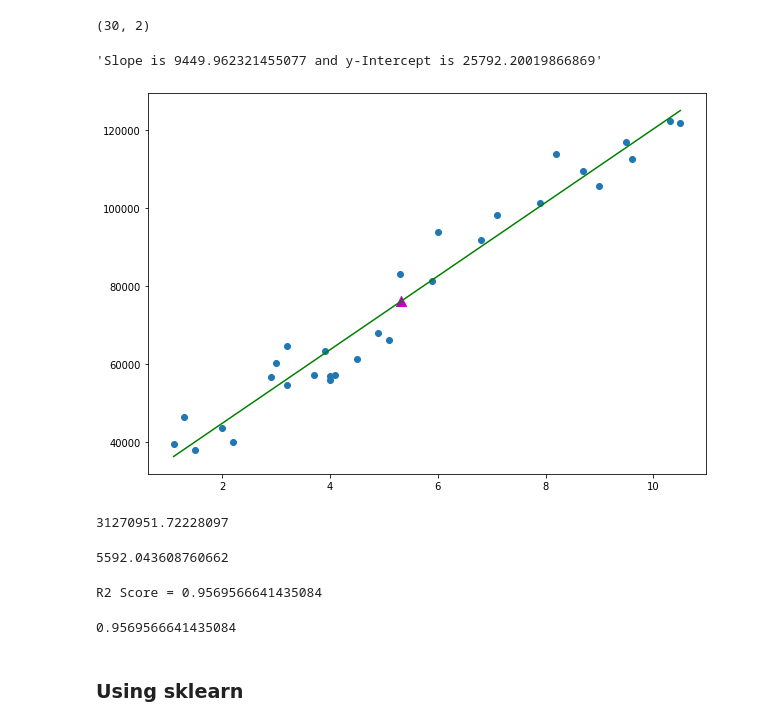
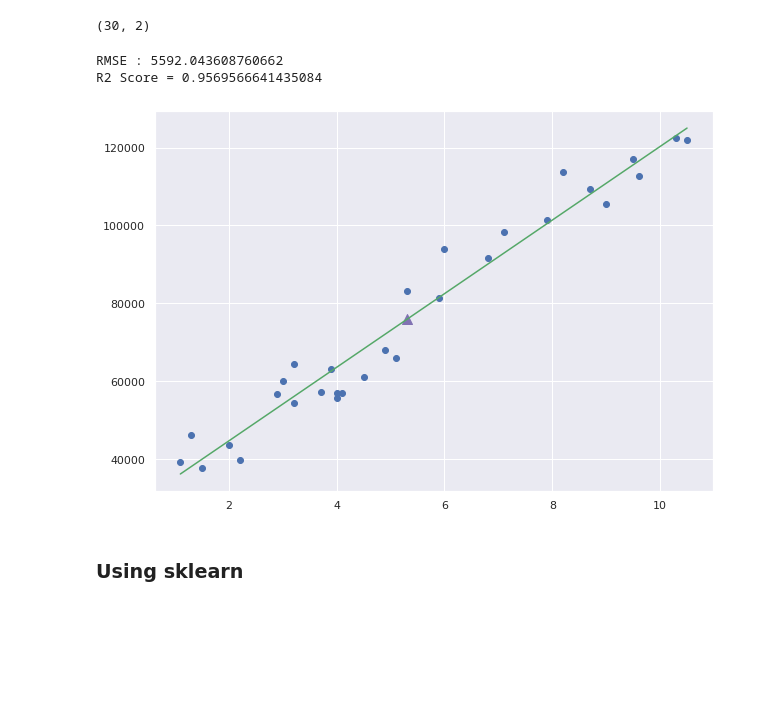
Before and after one commit to ASHOKKUMAR-K/Machine-Learning-Algorithms-From-Scratch, a Jupyter notebook: 01. Simple Linear Regression/Simple Linear Regression.ipynb, the cells around one changed output. Cells and saved outputs as stored; diff of their text form; code cells hidden in the pictures; blank space fills up the shorter version.

```diff
--- a/01. Simple Linear Regression/Simple Linear Regression.ipynb
+++ b/01. Simple Linear Regression/Simple Linear Regression.ipynb
@@ -166,29 +195,14 @@ salary.head()
 salary.shape
 # %% [output]
 (30, 2)
+# %%
+own_salary_regressor = SimpleLinearRegressor(visualization=True)
 # %%
-own_salary_regressor = SimpleLinearRegressor(sal['YearsExperience'], sal['Salary'])
+own_salary_regressor.fit(salary['YearsExperience'], salary['Salary'])
+# %% [output]
+RMSE : 5592.043608760662
+R2 Score = 0.9569566641435084
+[figure, added]
-# %%
-own_salary_regressor.fit()
-# %% [output]
-'Slope is 9449.962321455077 and y-Intercept is 25792.20019866869'
-# %%
-own_salary_regressor.plot_regressor()
-# %% [output]
-[figure, removed]
-# %%
-own_salary_regressor.mse()
-# %% [output]
-31270951.72228097
-# %%
-own_salary_regressor.rmse()
-# %% [output]
-5592.043608760662
-# %%
-own_salary_regressor.r2_score()
-# %% [output]
-R2 Score = 0.9569566641435084
-0.9569566641435084
 # %% [markdown]
 ### Using sklearn
 # %%
```
Also changed, not shown: parts of 16 cells of this notebook.
